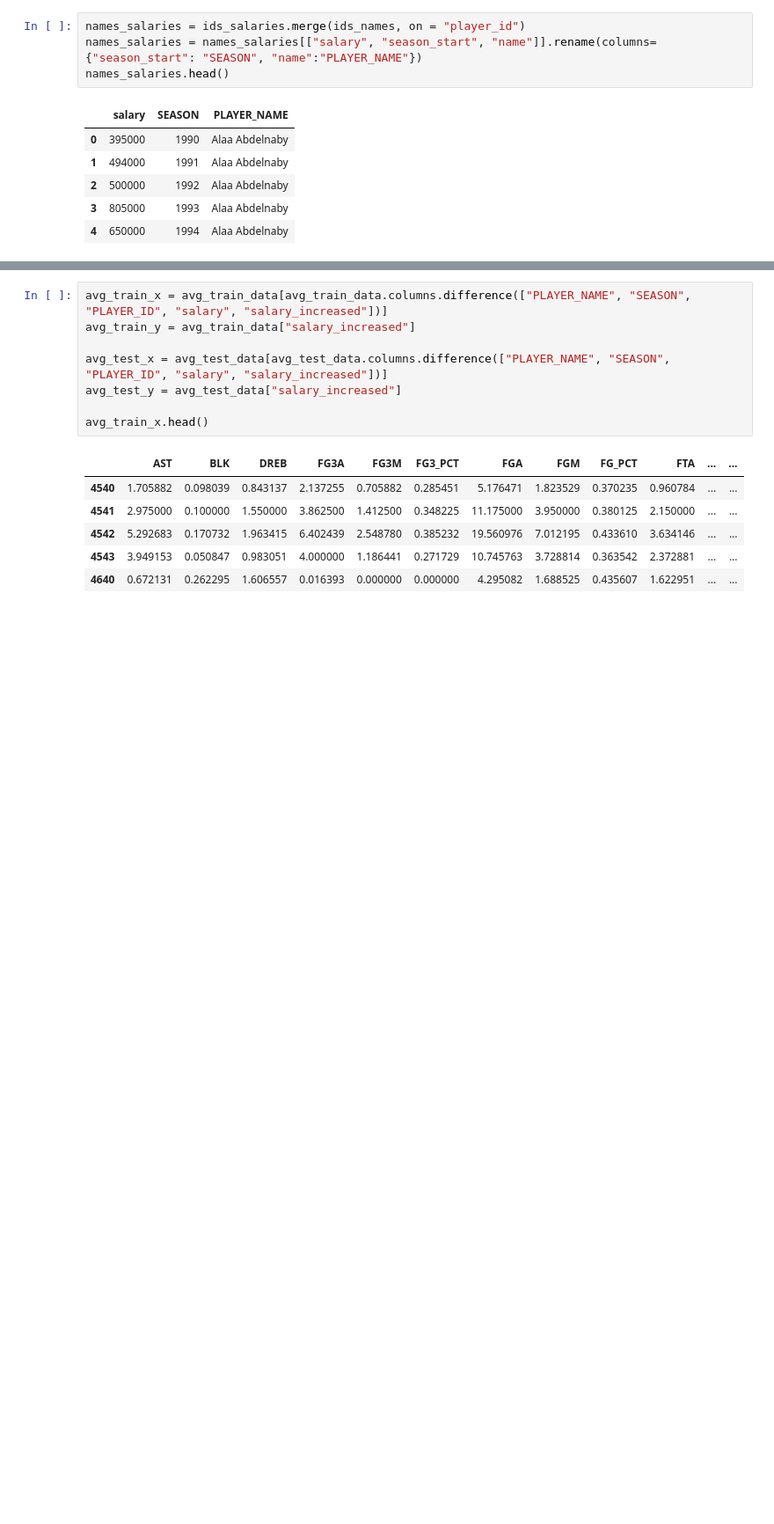
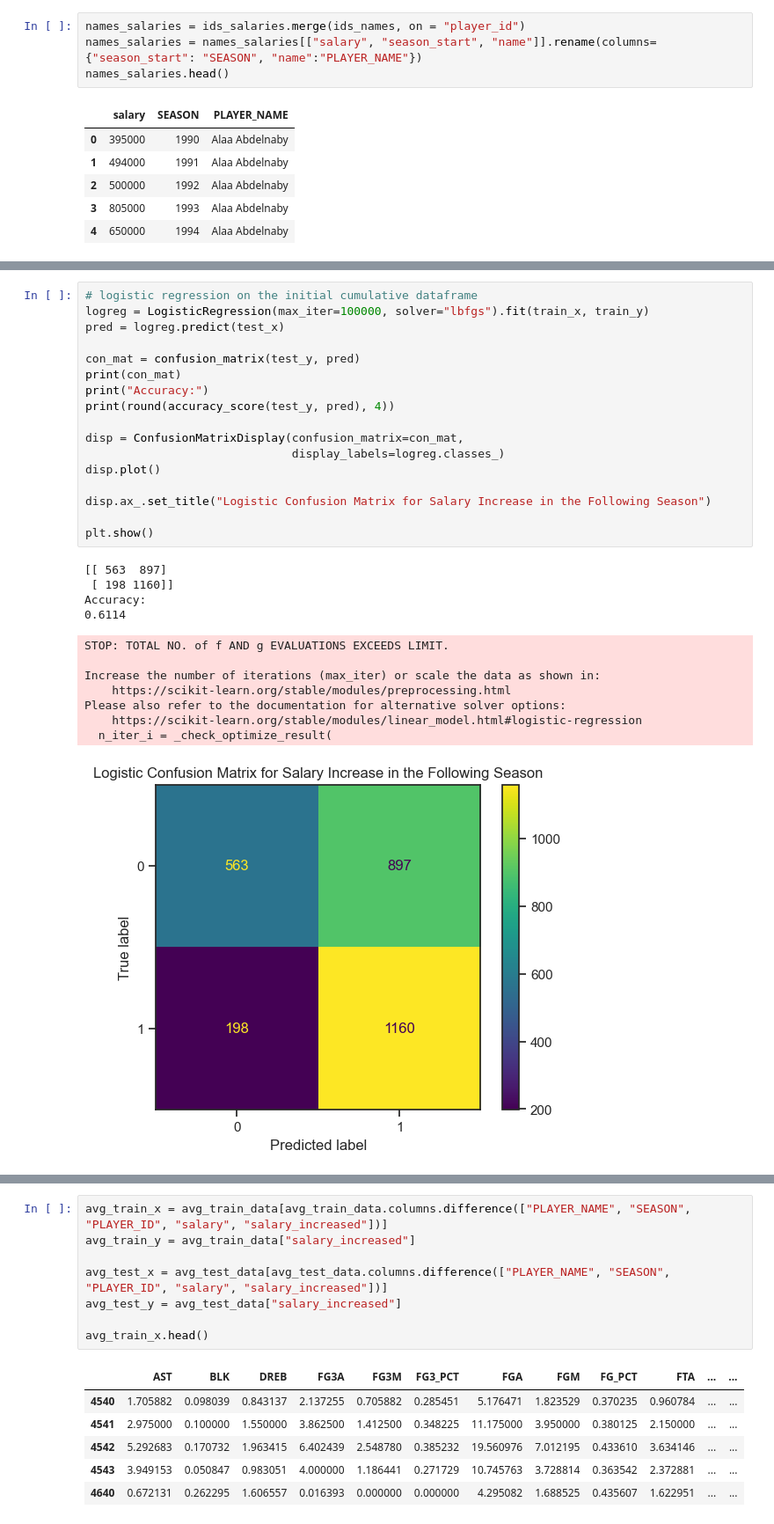
Before and after one commit to AndrewH06/nba-salary, a Jupyter notebook: jared.ipynb, the cells around one changed output, grey strips where cells are left out. Shown at 88% size. Drawn from its saved outputs; the diff is of its cells as text; blank space fills up the shorter version.

Commit message:
final changes, comments, visualizations

```diff
--- a/jared.ipynb
+++ b/jared.ipynb
@@ -412,0 +442,30 @@ test_data = sorted[sorted["SEASON"] >= 2012]
+# %%
+# logistic regression on the initial cumulative dataframe
+logreg = LogisticRegression(max_iter=100000, solver="lbfgs").fit(train_x, train_y)
+pred = logreg.predict(test_x)
+
+con_mat = confusion_matrix(test_y, pred)
+print(con_mat)
+print("Accuracy:")
+print(round(accuracy_score(test_y, pred), 4))
+
+disp = ConfusionMatrixDisplay(confusion_matrix=con_mat,
+                              display_labels=logreg.classes_)
+disp.plot()
+
+disp.ax_.set_title("Logistic Confusion Matrix for Salary Increase in the Following Season")
+
+plt.show()
+# %% [output]
+[[ 563  897]
+ [ 198 1160]]
+Accuracy:
+0.6114
+STOP: TOTAL NO. of f AND g EVALUATIONS EXCEEDS LIMIT.
+
+Increase the number of iterations (max_iter) or scale the data as shown in:
+    https://scikit-learn.org/stable/modules/preprocessing.html
+Please also refer to the documentation for alternative solver options:
+    https://scikit-learn.org/stable/modules/linear_model.html#logistic-regression
+  n_iter_i = _check_optimize_result(
+[figure, added]
```
Also changed, not shown: parts of 31 cells of this notebook.
